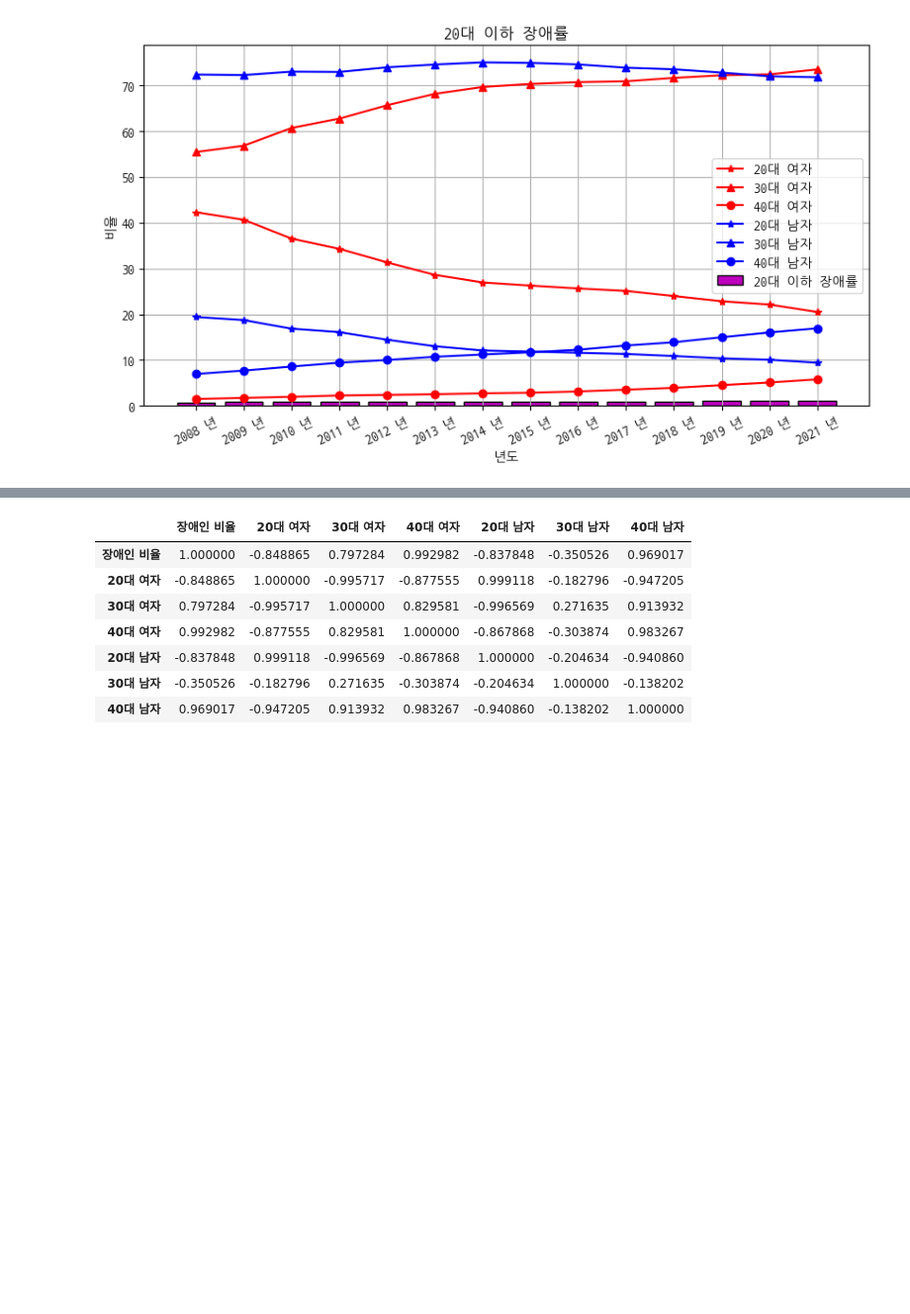
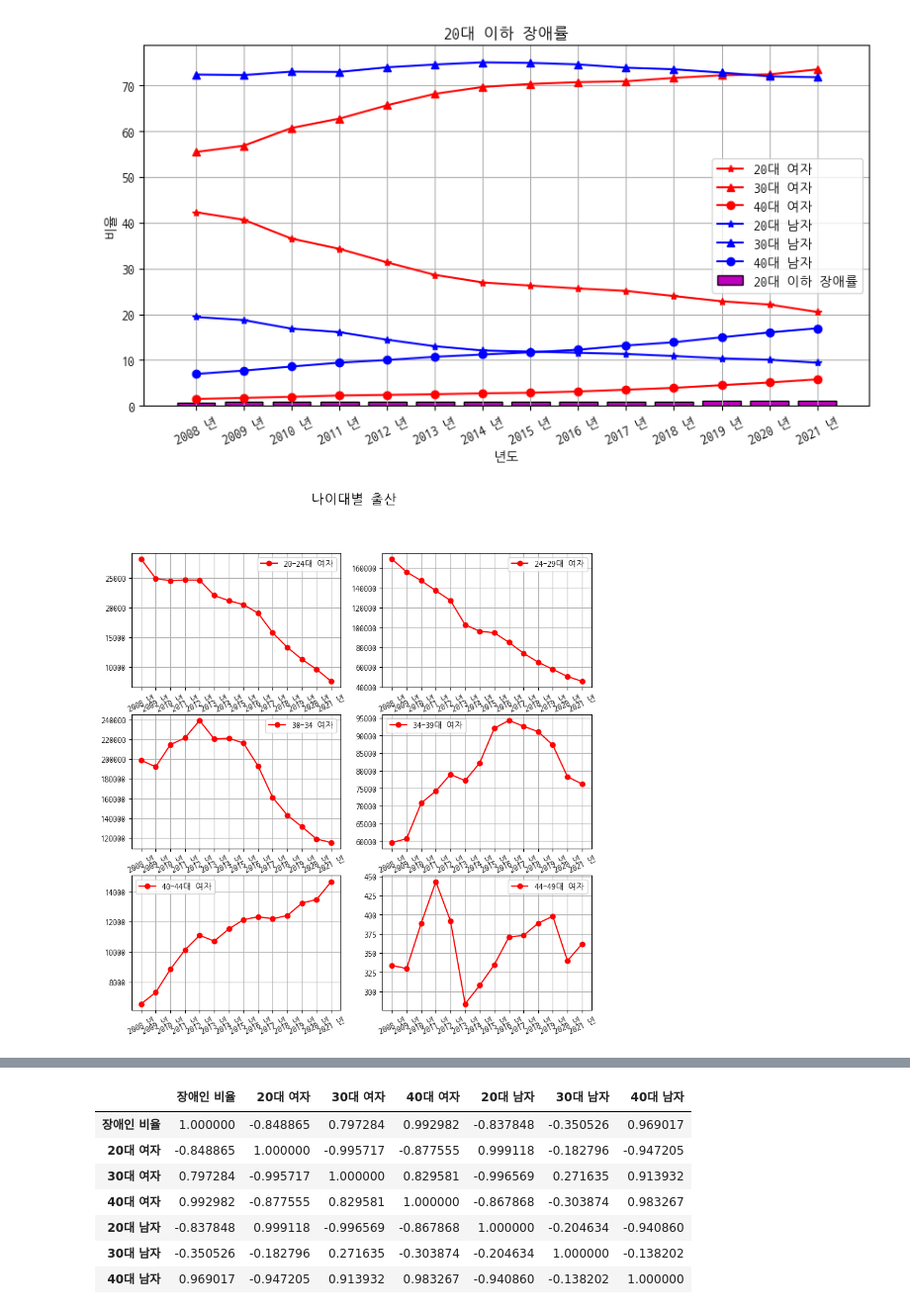
Before and after one commit to PaddingE/github_test, a Jupyter notebook: semi_final copy 2.ipynb, the cells around one changed output, grey strips where cells are left out. Shown: that part at 99% size. Cells and saved outputs as stored; diff of their text form; code cells hidden in the pictures; blank space fills up the shorter version.

```diff
--- a/semi_final copy 2.ipynb
+++ b/semi_final copy 2.ipynb
@@ -336,3 +357,71 @@ plt.grid()
 plt.show()
 # %% [output]
 [figure]
+# %%
+# 전체 여자의 계 계산
+total_female = df_fe.iloc[0, 5:19]
+# 20대 여자의 데이터 추출
+data_20_24female = df_fe.iloc[30, 5:19]
+data_24_29female = df_fe.iloc[40, 5:19]
+# 30대 여자의 데이터 추출
+data_30_34female = df_fe.iloc[50, 5:19]
+data_34_39female = df_fe.iloc[60, 5:19]
+# 40대 여자의 데이터 추출
+data_40_44female = df_fe.iloc[70, 5:19]
+data_44_49female = df_fe.iloc[80, 5:19]
+
+fig, ax = plt.subplots(3, 2, figsize=(10, 10))
+
+# 20대 여자 비율 그래프 그리기
+ax[0, 0].plot(data_20_24female, 'ro-', label='20-24대 여자')
+ax[0, 1].plot(data_24_29female, 'ro-', label='24-29대 여자')
+
+# 30대 여자 비율 그래프 그리기
+ax[1, 0].plot(data_30_34female, 'ro-', label='30-34 여자')
+ax[1, 1].plot(data_34_39female, 'ro-', label='34-39대 여자')
+
+# 40대 여자 비율 그래프 그리기
+ax[2, 0].plot(data_40_44female, 'ro-', label='40-44대 여자')
+ax[2, 1].plot(data_44_49female, 'ro-', label='44-49대 여자')
+
+# 그래프 타이틀과 레이블 설정
+fig.suptitle('나이대별 출산', fontsize=16)
+
+# x 값을 회전시키기
+ax[0, 0].set_xticks(under_20_df.index)
+ax[0, 0].set_xticklabels(under_20_df.index, rotation=25)
+
+# 나머지 서브플롯에도 동일하게 설정
+ax[0, 1].set_xticks(under_20_df.index)
+ax[0, 1].set_xticklabels(under_20_df.index, rotation=25)
+
+ax[1, 0].set_xticks(under_20_df.index)
+ax[1, 0].set_xticklabels(under_20_df.index, rotation=25)
+
+ax[1, 1].set_xticks(under_20_df.index)
+ax[1, 1].set_xticklabels(under_20_df.index, rotation=25)
+
+ax[2, 0].set_xticks(under_20_df.index)
+ax[2, 0].set_xticklabels(under_20_df.index, rotation=25)
+
+ax[2, 1].set_xticks(under_20_df.index)
+ax[2, 1].set_xticklabels(under_20_df.index, rotation=25)
+
+ax[0, 0].legend()
+ax[0, 1].legend()
+ax[1, 0].legend()
+ax[1, 1].legend()
+ax[2, 0].legend()
+ax[2, 1].legend()
+
+# 그래프 출력
+ax[0, 0].grid()
+ax[0, 1].grid()
+ax[1, 0].grid()
+ax[1, 1].grid()
+ax[2, 0].grid()
+ax[2, 1].grid()
+
+plt.show()
+# %% [output]
+[figure, added]
```
Also changed, not shown: parts of 3 cells of this notebook.
